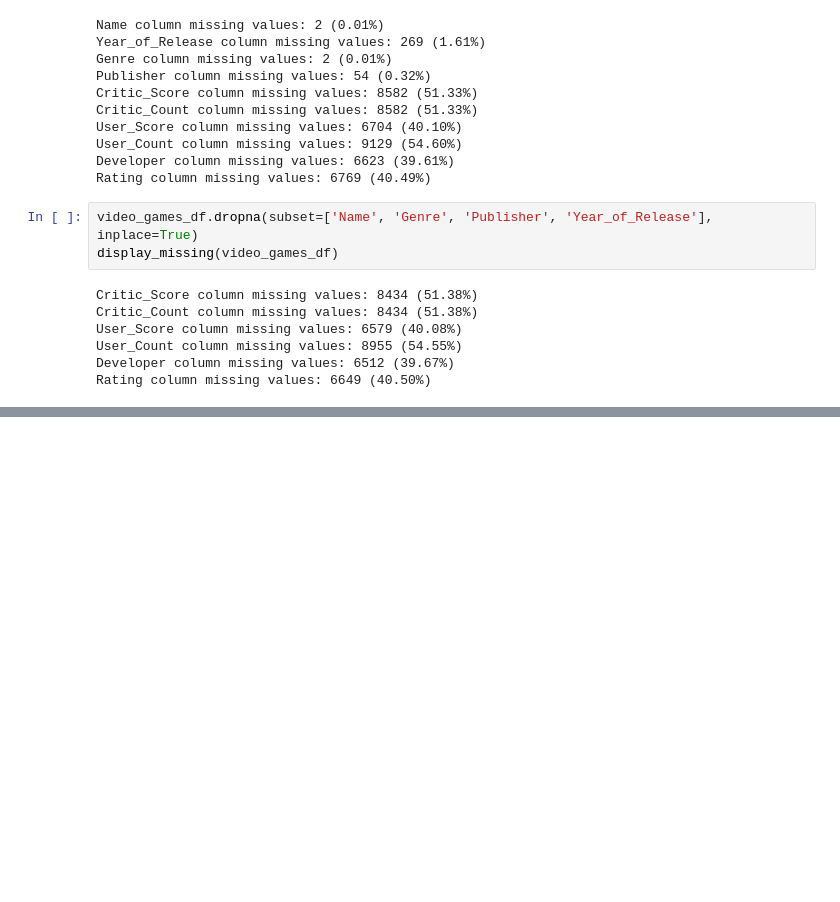
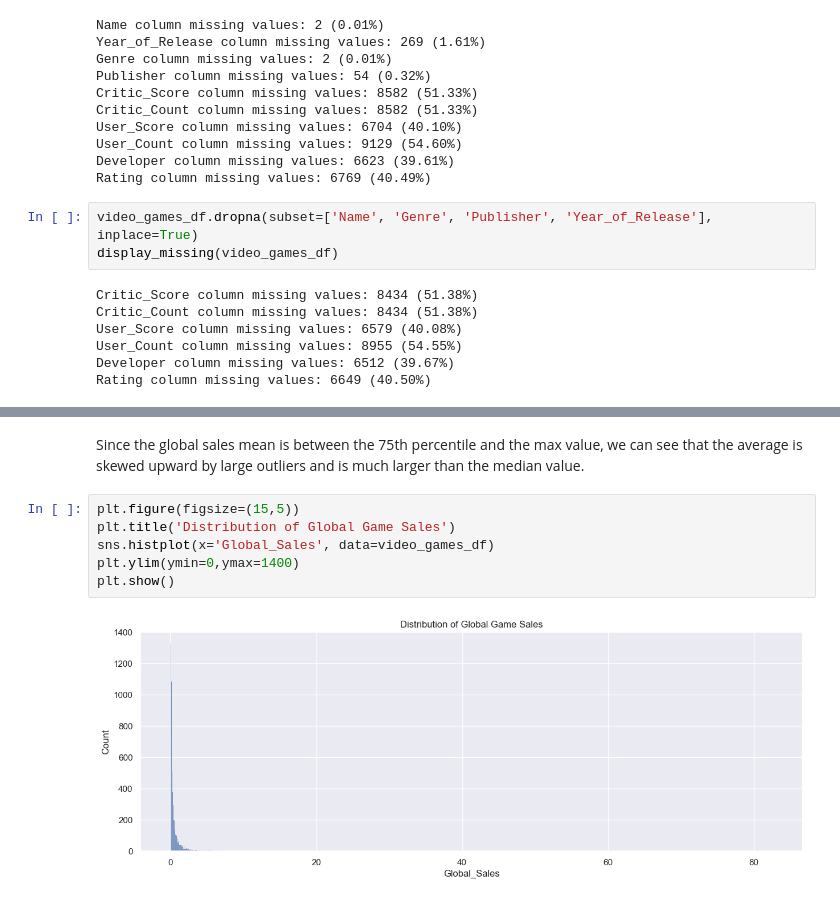
Before and after one commit to skalenjr/Video-Games-Sales-Analysis, a Jupyter notebook: VideoGames.ipynb, the cells around one changed output, grey strips where cells are left out. Drawn from its saved outputs; the diff is of its cells as text; blank space fills up the shorter version.

```diff
--- a/VideoGames.ipynb
+++ b/VideoGames.ipynb
@@ -170,0 +264,10 @@ plt.show()
+# %% [markdown]
+Since the global sales mean is between the 75th percentile and the max value, we can see that the average is skewed upward by large outliers and is much larger than the median value.
+# %%
+plt.figure(figsize=(15,5))
+plt.title('Distribution of Global Game Sales')
+sns.histplot(x='Global_Sales', data=video_games_df)
+plt.ylim(ymin=0,ymax=1400)
+plt.show()
+# %% [output]
+[figure, added]
```
Also changed, not shown: parts of 56 cells of this notebook.
